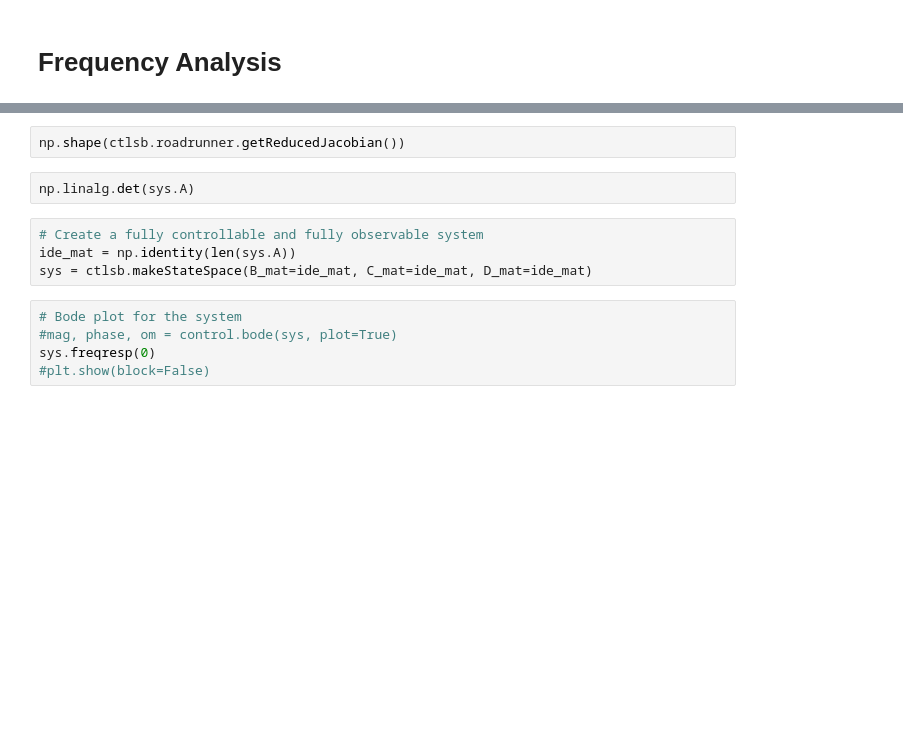
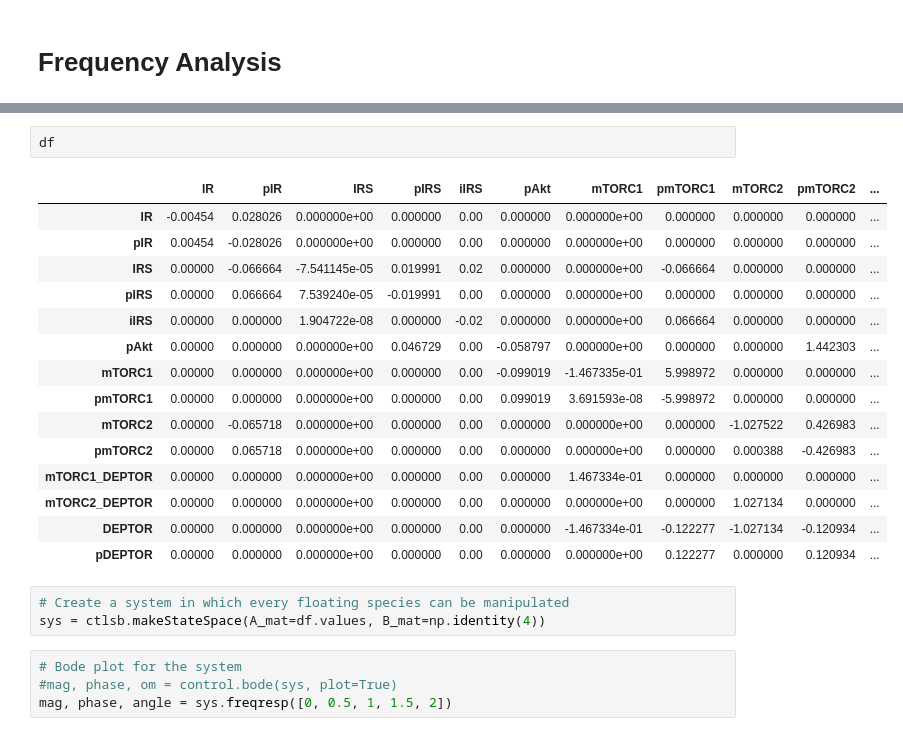
Before and after one commit to ModelEngineering/controlSBML, a Jupyter notebook: notebooks/UsingControlSBML.ipynb, the cells around one changed output, grey strips where cells are left out. Saved outputs shown, nothing was run; the diff lists cells and outputs as text; blank space fills up the shorter version.

```diff
--- a/notebooks/UsingControlSBML.ipynb
+++ b/notebooks/UsingControlSBML.ipynb
@@ -204,13 +224,25 @@ ctlsb.roadrunner.getNumConservedMoieties()
 # %%
-np.shape(ctlsb.roadrunner.getReducedJacobian())
+df
+# %% [output]
+|  | IR | pIR | IRS | pIRS | iIRS | pAkt | mTORC1 | pmTORC1 | mTORC2 | pmTORC2 | ... |
+| IR | -0.00454 | 0.028026 | 0.000000e+00 | 0.000000 | 0.00 | 0.000000 | 0.000000e+00 | 0.000000 | 0.000000 | 0.000000 | ... |
+| pIR | 0.00454 | -0.028026 | 0.000000e+00 | 0.000000 | 0.00 | 0.000000 | 0.000000e+00 | 0.000000 | 0.000000 | 0.000000 | ... |
+| IRS | 0.00000 | -0.066664 | -7.541145e-05 | 0.019991 | 0.02 | 0.000000 | 0.000000e+00 | -0.066664 | 0.000000 | 0.000000 | ... |
+| pIRS | 0.00000 | 0.066664 | 7.539240e-05 | -0.019991 | 0.00 | 0.000000 | 0.000000e+00 | 0.000000 | 0.000000 | 0.000000 | ... |
+| iIRS | 0.00000 | 0.000000 | 1.904722e-08 | 0.000000 | -0.02 | 0.000000 | 0.000000e+00 | 0.066664 | 0.000000 | 0.000000 | ... |
+| pAkt | 0.00000 | 0.000000 | 0.000000e+00 | 0.046729 | 0.00 | -0.058797 | 0.000000e+00 | 0.000000 | 0.000000 | 1.442303 | ... |
+| mTORC1 | 0.00000 | 0.000000 | 0.000000e+00 | 0.000000 | 0.00 | -0.099019 | -1.467335e-01 | 5.998972 | 0.000000 | 0.000000 | ... |
+| pmTORC1 | 0.00000 | 0.000000 | 0.000000e+00 | 0.000000 | 0.00 | 0.099019 | 3.691593e-08 | -5.998972 | 0.000000 | 0.000000 | ... |
+| mTORC2 | 0.00000 | -0.065718 | 0.000000e+00 | 0.000000 | 0.00 | 0.000000 | 0.000000e+00 | 0.000000 | -1.027522 | 0.426983 | ... |
+| pmTORC2 | 0.00000 | 0.065718 | 0.000000e+00 | 0.000000 | 0.00 | 0.000000 | 0.000000e+00 | 0.000000 | 0.000388 | -0.426983 | ... |
+| mTORC1_DEPTOR | 0.00000 | 0.000000 | 0.000000e+00 | 0.000000 | 0.00 | 0.000000 | 1.467334e-01 | 0.000000 | 0.000000 | 0.000000 | ... |
+| mTORC2_DEPTOR | 0.00000 | 0.000000 | 0.000000e+00 | 0.000000 | 0.00 | 0.000000 | 0.000000e+00 | 0.000000 | 1.027134 | 0.000000 | ... |
+| DEPTOR | 0.00000 | 0.000000 | 0.000000e+00 | 0.000000 | 0.00 | 0.000000 | -1.467334e-01 | -0.122277 | -1.027134 | -0.120934 | ... |
+| pDEPTOR | 0.00000 | 0.000000 | 0.000000e+00 | 0.000000 | 0.00 | 0.000000 | 0.000000e+00 | 0.122277 | 0.000000 | 0.120934 | ... |
 # %%
-np.linalg.det(sys.A)
+# Create a system in which every floating species can be manipulated
+sys = ctlsb.makeStateSpace(A_mat=df.values, B_mat=np.identity(4))
-# %%
-# Create a fully controllable and fully observable system
-ide_mat = np.identity(len(sys.A))
-sys = ctlsb.makeStateSpace(B_mat=ide_mat, C_mat=ide_mat, D_mat=ide_mat)
 # %%
 # Bode plot for the system
 #mag, phase, om = control.bode(sys, plot=True)
-sys.freqresp(0)
-#plt.show(block=False)
+mag, phase, angle = sys.freqresp([0, 0.5, 1, 1.5, 2])
```
Also changed, not shown: parts of 18 cells of this notebook, 6 other files.
